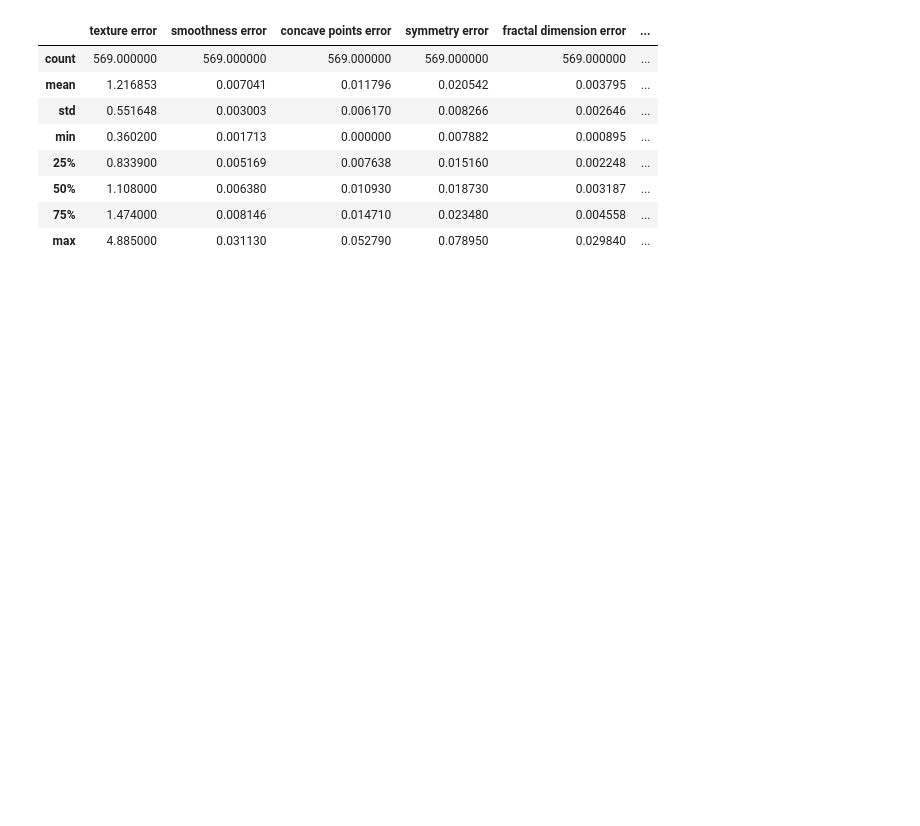
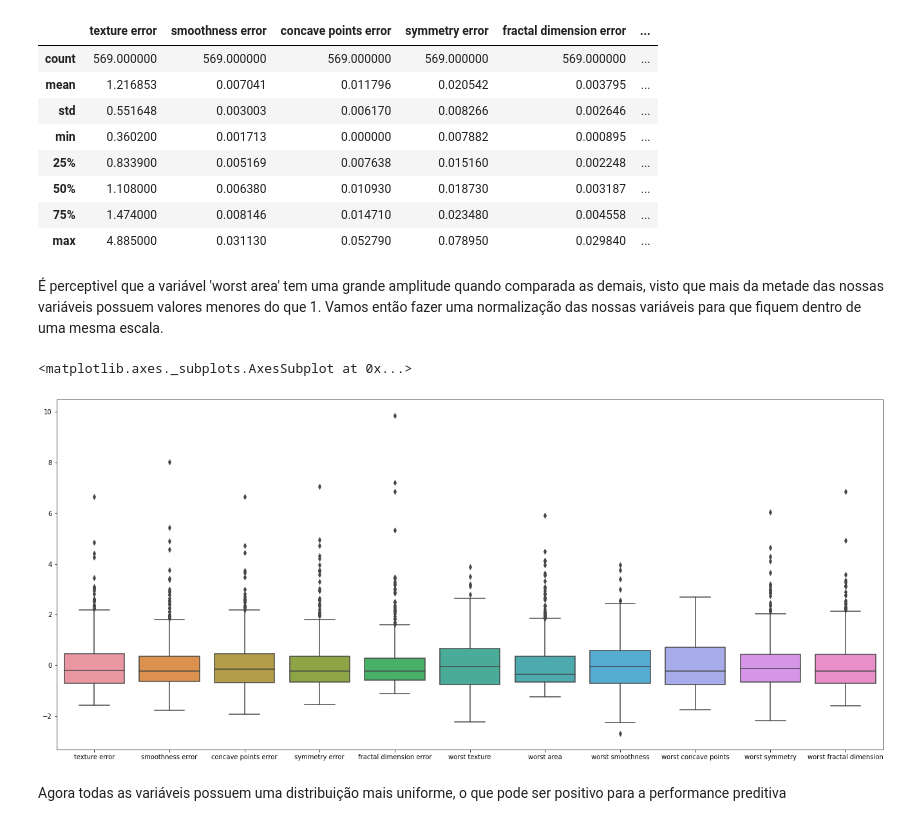
Before and after one commit to ailafelixa/ML-Model-Breast-Cancer-Predition-WisconsinDataset, a Jupyter notebook: breast_cancer_model.ipynb, the cells around one changed output. Cells and saved outputs as stored; diff of their text form; code cells hidden in the pictures; blank space fills up the shorter version.

```diff
--- a/breast_cancer_model.ipynb
+++ b/breast_cancer_model.ipynb
@@ -204,3 +210,29 @@ data_df.describe()
 | 50% | 1.108000 | 0.006380 | 0.010930 | 0.018730 | 0.003187 | ... |
 | 75% | 1.474000 | 0.008146 | 0.014710 | 0.023480 | 0.004558 | ... |
 | max | 4.885000 | 0.031130 | 0.052790 | 0.078950 | 0.029840 | ... |
+# %% [markdown]
+É perceptivel que a variável 'worst area' tem uma grande amplitude quando comparada as demais, visto que mais da metade das nossas variáveis possuem valores menores do que 1. Vamos então fazer uma normalização das nossas variáveis para que fiquem dentro de uma mesma escala.
+# %%
+from sklearn.preprocessing import StandardScaler
+
+# Separando a coluna alvo para que ela não seja afetada
+target = data_df['target']
+data_df = data_df.drop(columns=['target'])
+
+# Initialize a StandardScaler object
+scaler = StandardScaler()
+
+# Fit and transform the data, except the target column
+df_scaled = scaler.fit_transform(data_df)
+
+# Put the target column back into the DataFrame
+df_scaled = pd.DataFrame(df_scaled, columns=data_df.columns)
+df_scaled['target'] = target
+# %%
+plt.figure(figsize=(23, 10))
+sns.boxplot(data=df_scaled.drop('target',axis=1))
+# %% [output]
+<matplotlib.axes._subplots.AxesSubplot at 0x...>
+[figure, added]
+# %% [markdown]
+Agora todas as variáveis possuem uma distribuição mais uniforme, o que pode ser positivo para a performance preditiva
```
Also changed, not shown: parts of 1 cell of this notebook.
